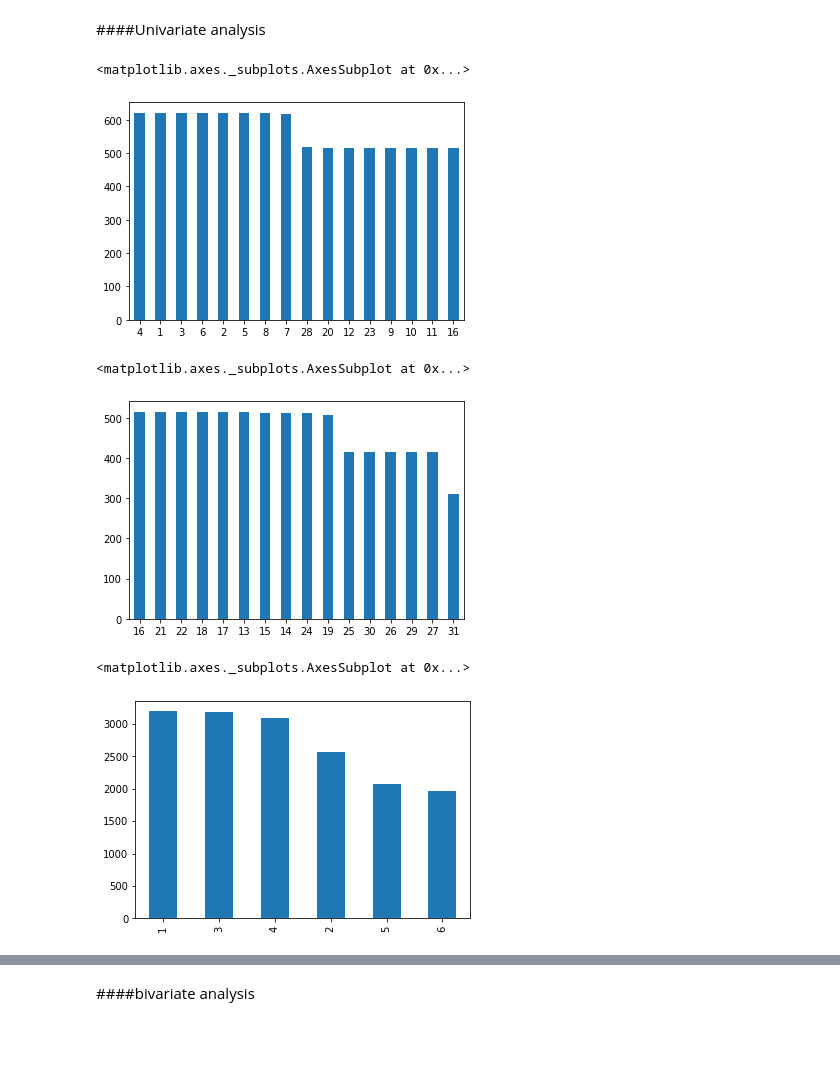
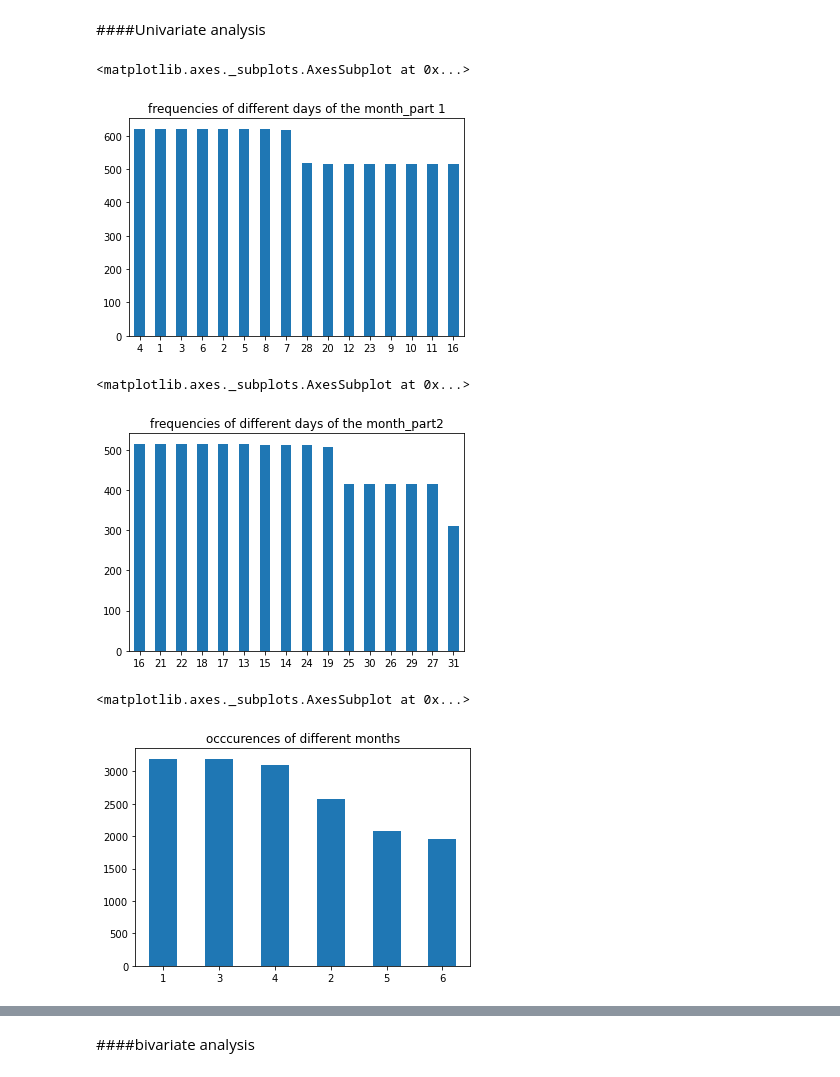
Before and after one commit to draglar/car-sharing-and-recharging, a Jupyter notebook: Ian_Muigai_Dsc6_Core_week_4_.ipynb, the cells around one changed output, grey strips where cells are left out. Drawn from its saved outputs; the diff is of its cells as text; code cells hidden in the pictures; blank space fills up the shorter version.

```diff
--- a/Ian_Muigai_Dsc6_Core_week_4_.ipynb
+++ b/Ian_Muigai_Dsc6_Core_week_4_.ipynb
@@ -328,18 +328,18 @@ See the caveats in the documentation: https://pandas.pydata.org/pandas-docs/stab
 # %% [markdown]
 ####Univariate analysis
 # %%
-autolib['day'].value_counts().head(16).plot(kind='bar',rot=0)
+autolib['day'].value_counts().head(16).plot(kind='bar',rot=0,title='frequencies of different days of the month_part 1')
 # %% [output]
 <matplotlib.axes._subplots.AxesSubplot at 0x...>
-[figure, old version]
+[figure, new version]
 # %%
-autolib['day'].value_counts().tail(16).plot(kind='bar',rot=0)
+autolib['day'].value_counts().tail(16).plot(kind='bar',rot=0,title='frequencies of different days of the month_part2')
 # %% [output]
 <matplotlib.axes._subplots.AxesSubplot at 0x...>
-[figure, old version]
+[figure, new version]
 # %%
-autolib['month'].value_counts().plot(kind='bar')
+autolib['month'].value_counts().plot(kind='bar',rot=0,title='occcurences of different months')
 # %% [output]
 <matplotlib.axes._subplots.AxesSubplot at 0x...>
-[figure, old version]
+[figure, new version]
 # %%
```
Also changed, not shown: parts of 2 cells of this notebook.
